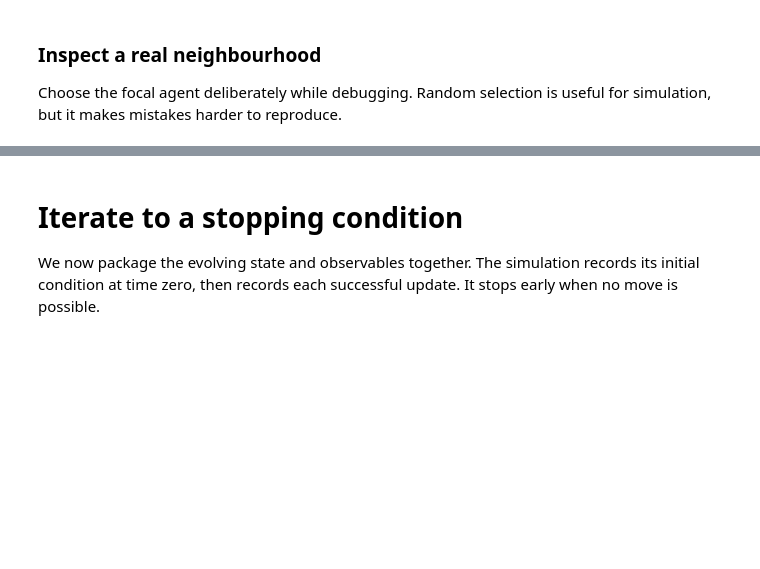
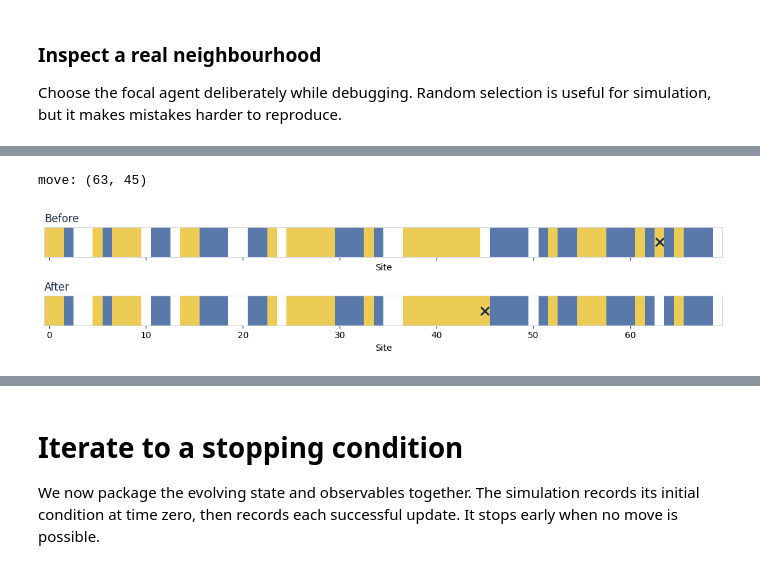
Before and after one commit to ShannonDeeAlgar/MATH3024, a Jupyter notebook: notebooks/week01/WS_Introduction_to_complex_systems.ipynb, the cells around one changed output, grey strips where cells are left out. Saved outputs shown, nothing was run; the diff lists cells and outputs as text; code cells hidden in the pictures; blank space fills up the shorter version.

```diff
--- a/notebooks/week01/WS_Introduction_to_complex_systems.ipynb
+++ b/notebooks/week01/WS_Introduction_to_complex_systems.ipynb
@@ -203,31 +223,44 @@ Our update selects from the dissatisfied agents directly. If everyone is satisfi
 # %%
 def update_once(
     line: np.ndarray,
     radius: int,
     threshold: float,
     rng: np.random.Generator,
 ) -> tuple[np.ndarray, Optional[tuple[int, int]]]:
     """Return a new line and `(origin, destination)`, or `None` if no move is possible."""
     unhappy = dissatisfied_indices(line, radius, threshold)
     empty = np.flatnonzero(line == EMPTY)
     if unhappy.size == 0 or empty.size == 0:
         return line.copy(), None
 
     origin = int(rng.choice(unhappy))
     destination = int(rng.choice(empty))
     updated = line.copy()
     updated[destination] = updated[origin]
     updated[origin] = EMPTY
     return updated, (origin, destination)
 
 
 step_rng = np.random.default_rng(SEED + 1)
 line_after_one_step, move = update_once(initial_line, RADIUS, THRESHOLD, step_rng)
 print("move:", move)
 
+# An update may move an agent, but it must not mutate the supplied state or
+# change the numbers of empty, yellow, and blue sites.
+assert np.array_equal(initial_line, initialise_line(
+    N_SITES, STATE_PROBABILITIES, np.random.default_rng(SEED)
+))
+assert np.array_equal(
+    np.bincount(line_after_one_step, minlength=3),
+    np.bincount(initial_line, minlength=3),
+)
+
 fig, axes = plt.subplots(2, 1, figsize=(11, 2.5), sharex=True)
 plot_line(initial_line, axes[0], "Before", None if move is None else move[0])
 plot_line(line_after_one_step, axes[1], "After", None if move is None else move[1])
 fig.tight_layout()
 plt.show()
+# %% [output]
+move: (63, 45)
+[figure, added]
 # %% [markdown]
```
Also changed, not shown: parts of 22 cells of this notebook, 4 other files.
